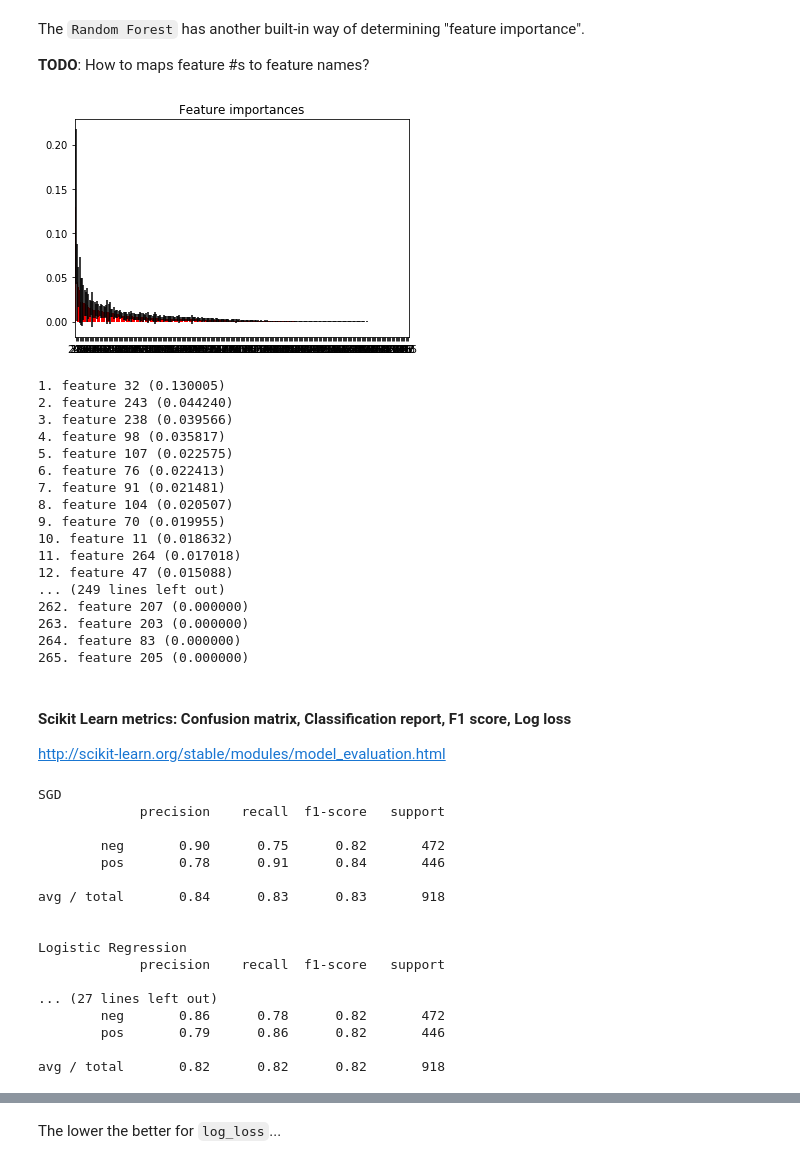
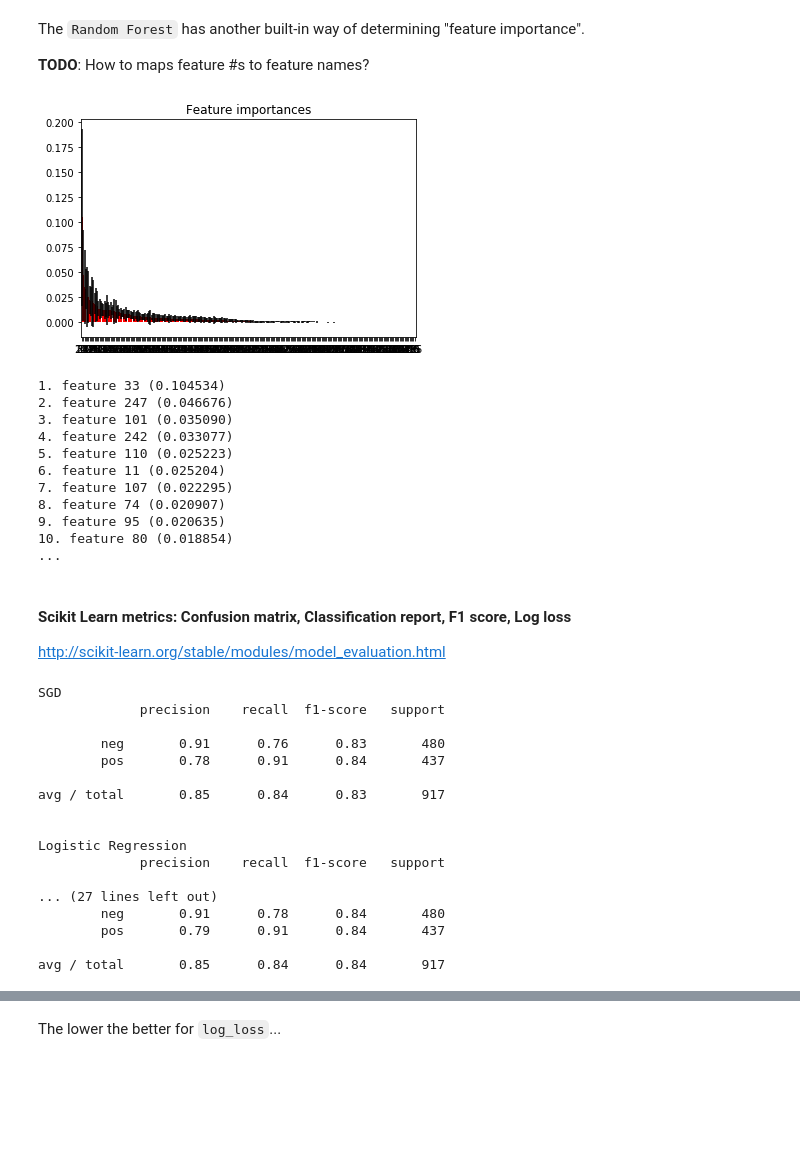
Before and after one commit to iconix/nlp-sandbox, a Jupyter notebook: nlp_classifier.ipynb, the cells around one changed output, grey strips where cells are left out. Cells and saved outputs as stored; diff of their text form; code cells hidden in the pictures; blank space fills up the shorter version.

Commit message:
Add voting ensemble classifier; add prediction-recall and roc curves; use data.tsv in notebook

```diff
--- a/nlp_classifier.ipynb
+++ b/nlp_classifier.ipynb
@@ -56,21 +61,21 @@ with open(neg_data_path, 'r', encoding='utf-8') as f:
 # %%
-pos_data_split = pos_data.split('\n')
-neg_data_split = neg_data.split('\n')
+pos_data_split = list(df.loc[df.Label == 'pos'].Text)
+neg_data_split = list(df.loc[df.Label == 'neg'].Text)
 
 num_pos = len(pos_data_split)
 num_neg = len(neg_data_split)
 
 # 50/50 split between the number of positive and negative samples
-num = num_pos if num_pos < num_neg else num_neg
+num_per_class = num_pos if num_pos < num_neg else num_neg
 
 # shuffle samples
 random.shuffle(pos_data_split)
 random.shuffle(neg_data_split)
 # %%
 lines = []
-for l in pos_data_split[:num]:
+for l in pos_data_split[:num_per_class]:
     lines.append((l, 'pos'))
-for l in neg_data_split[:num]:
+for l in neg_data_split[:num_per_class]:
     lines.append((l, 'neg'))
 # %%
 # Features as defined in the introduction
@@ -271,7 +277,8 @@ And [Stanford Parser](http://nlp.stanford.edu:8080/parser/index.jsp):
 # %%
 random.shuffle(featuresets)
 
-split_num = round(num*2 / 5)
+num_classes = 2
+split_num = round(num_per_class*num_classes / 5)
 
 # train and test sets
 testing_set = [fs[1] for i, fs in enumerate(featuresets[:split_num])]
@@ -317,6 +324,7 @@ from sklearn.naive_bayes import MultinomialNB, BernoulliNB
 from sklearn.linear_model import LogisticRegression, SGDClassifier
 from sklearn.svm import SVC, LinearSVC, NuSVC
 from sklearn.ensemble import RandomForestClassifier
+from sklearn.calibration import CalibratedClassifierCV
 
 dummy = SklearnClassifier(DummyClassifier(strategy='stratified', random_state=0))
 dummy.train(training_set)
@@ -376,10 +384,11 @@ print("SVC classifier accuracy percent:", svc_accuracy*100)
 #    penalties and loss functions and should scale better to large numbers of
 #    samples.
 #    Prefer dual=False when n_samples > n_features.
-linear_svc = SklearnClassifier(LinearSVC(dual=False))
+# Using CalibratedClassifierCV as wrapper to get predict probabilities (https://stackoverflow.com/a/39712590)
+linear_svc = SklearnClassifier(CalibratedClassifierCV(LinearSVC(dual=False)))
 linear_svc.train(training_set)
-linear_svc_predict = predict(linear_svc, testing_set, False)
-linear_svc_accuracy = accuracy(linear_svc_predict, False)
+linear_svc_predict = predict(linear_svc, testing_set)
+linear_svc_accuracy = accuracy(linear_svc_predict)
 print("LinearSVC classifier accuracy percent:", linear_svc_accuracy*100)
 
 # slower
@@ -490,46 +515,41 @@ The `Random Forest` has another built-in way of determining "feature importance"
 # %%
 # http://scikit-learn.org/stable/auto_examples/ensemble/plot_forest_importances.html
 
 import matplotlib.pyplot as plt
 from numpy import std, argsort
 
 importances = random_forest._clf.feature_importances_
 std = std([tree.feature_importances_ for tree in random_forest._clf.estimators_],
              axis=0)
 indices = argsort(importances)[::-1]
 
 num_features = len(random_forest._clf.feature_importances_)
 
 # Plot the feature importances of the forest
 plt.figure()
 plt.title("Feature importances")
 plt.bar(range(num_features), importances[indices],
        color="r", yerr=std[indices], align="center")
 plt.xticks(range(num_features), indices)
 plt.xlim([-1, num_features])
 plt.show()
 
-for f in range(num_features):
+for f in range(10):
     print("%d. feature %d (%f)" % (f + 1, indices[f], importances[indices[f]]))
+print('...')
 # %% [output]
-[figure, old version]
+[figure, new version]
-1. feature 32 (0.130005)
-2. feature 243 (0.044240)
-3. feature 238 (0.039566)
-4. feature 98 (0.035817)
-5. feature 107 (0.022575)
-6. feature 76 (0.022413)
-7. feature 91 (0.021481)
-8. feature 104 (0.020507)
-9. feature 70 (0.019955)
-10. feature 11 (0.018632)
-11. feature 264 (0.017018)
-12. feature 47 (0.015088)
-... (249 lines left out)
-262. feature 207 (0.000000)
-263. feature 203 (0.000000)
-264. feature 83 (0.000000)
-265. feature 205 (0.000000)
+1. feature 33 (0.104534)
+2. feature 247 (0.046676)
+3. feature 101 (0.035090)
+4. feature 242 (0.033077)
+5. feature 110 (0.025223)
+6. feature 11 (0.025204)
+7. feature 107 (0.022295)
+8. feature 74 (0.020907)
+9. feature 95 (0.020635)
+10. feature 80 (0.018854)
+...
 # %% [markdown]
 #### Scikit Learn metrics: Confusion matrix, Classification report, F1 score, Log loss
 
@@ -568,32 +594,32 @@ print()
 print('Logistic Regression')
 print(classification_report(lr_predict))
 print()
-print('SVC')
-print(classification_report(svc_predict))
-print()
 print('LinearSVC')
-print(classification_report(linear_svc_predict, False))
+print(classification_report(linear_svc_predict))
 print()
 print('Random Forest')
 print(classification_report(rf_predict))
+print()
+print('Voting')
+print(classification_report(voting_predict))
 # %% [output]
 SGD
              precision    recall  f1-score   support
 
-        neg       0.90      0.75      0.82       472
-        pos       0.78      0.91      0.84       446
+        neg       0.91      0.76      0.83       480
+        pos       0.78      0.91      0.84       437
 
-avg / total       0.84      0.83      0.83       918
+avg / total       0.85      0.84      0.83       917
 
 
 Logistic Regression
              precision    recall  f1-score   support
 
 ... (27 lines left out)
-        neg       0.86      0.78      0.82       472
-        pos       0.79      0.86      0.82       446
+        neg       0.91      0.78      0.84       480
+        pos       0.79      0.91      0.84       437
 
-avg / total       0.82      0.82      0.82       918
+avg / total       0.85      0.84      0.84       917
 # %%
 print('Layout\n[[tn   fp]\n [fn   tp]]\n')
 
```
Also changed, not shown: parts of 38 cells of this notebook, 2 other files.
